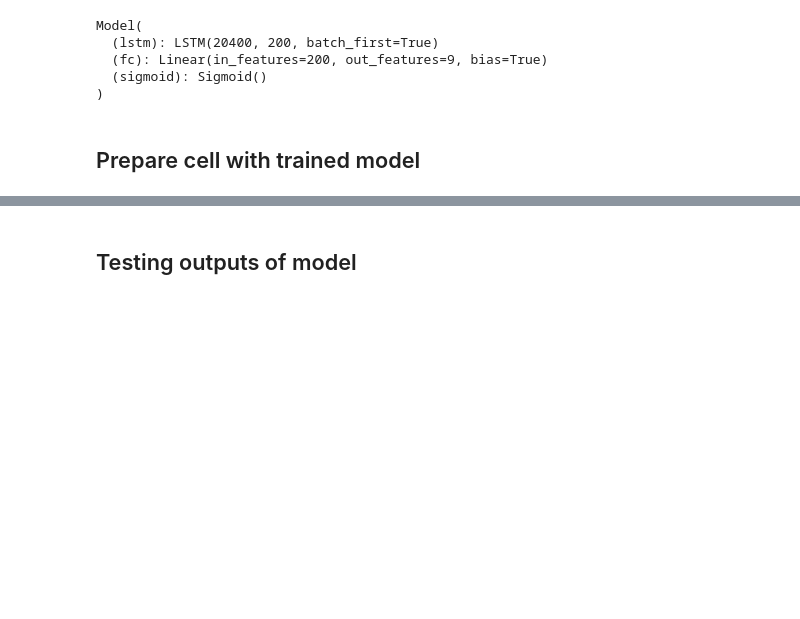
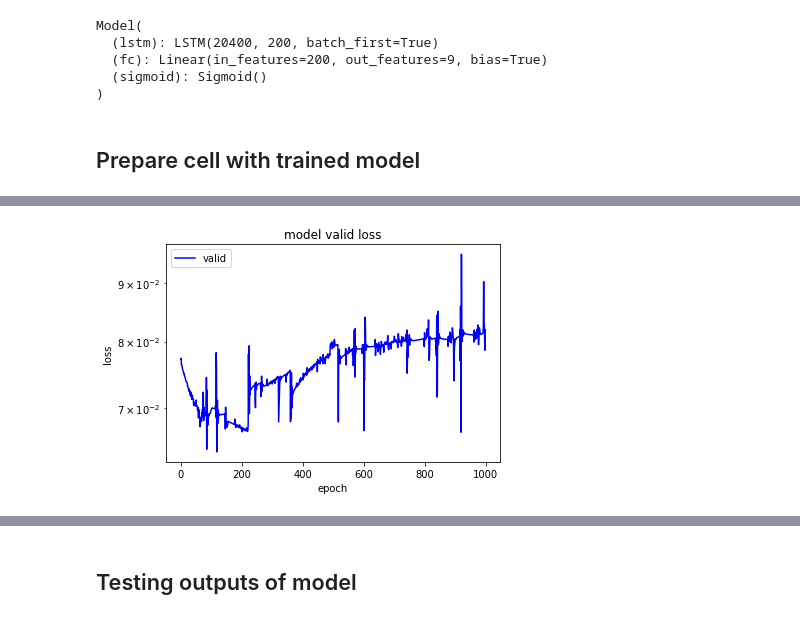
Before and after one commit to Alec-ryo/rnn_enduro, a Jupyter notebook: 2-lstm_train/load_pytorch_model.ipynb, the cells around one changed output, grey strips where cells are left out. Saved outputs shown, nothing was run; the diff lists cells and outputs as text; code cells hidden in the pictures; blank space fills up the shorter version.

```diff
--- a/2-lstm_train/load_pytorch_model.ipynb
+++ b/2-lstm_train/load_pytorch_model.ipynb
@@ -103,0 +143,4 @@ torch.Size([9])
+# %%
+plot_graph(valid_loss_arr[0].reshape(-1,), 'valid')
+# %% [output]
+[figure, added]
```
Also changed, not shown: parts of 17 cells of this notebook, 2 other files.
